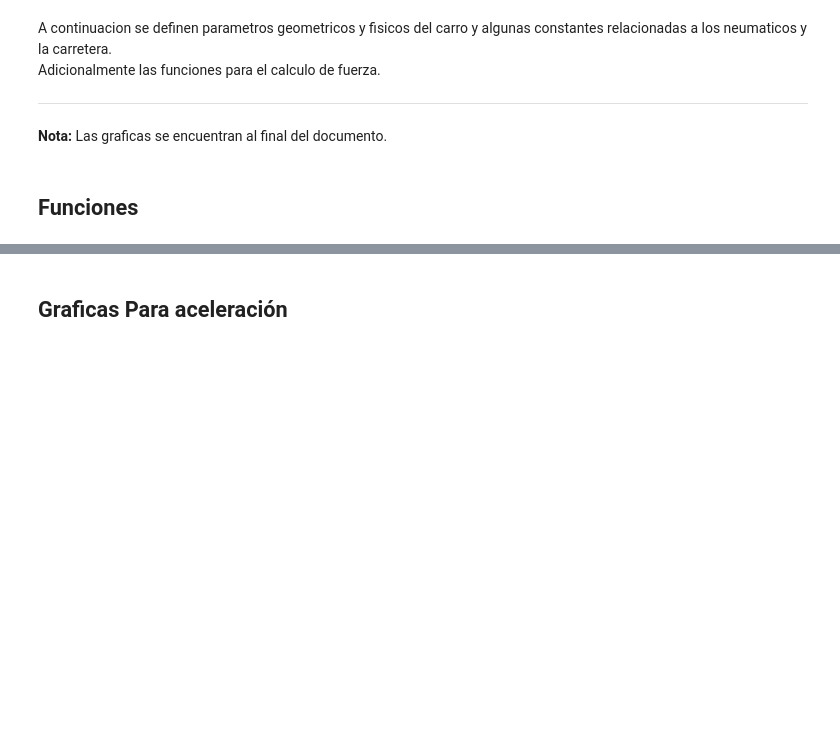
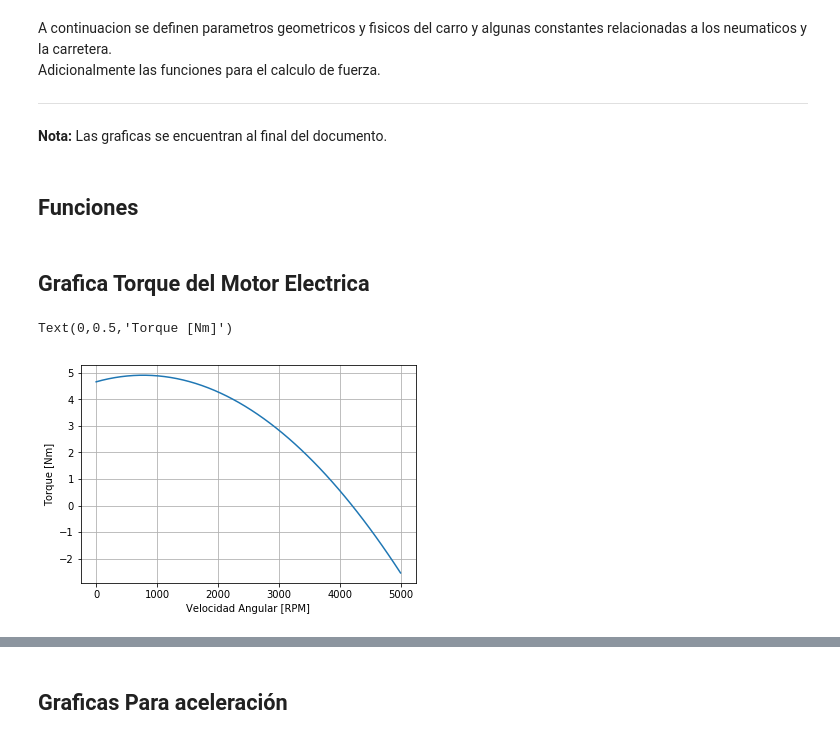
Before and after one commit to OscarEMejia/Herramientas-Computacionales, a Jupyter notebook: Taller_2/Taller_2.ipynb, the cells around one changed output, grey strips where cells are left out. Drawn from its saved outputs; the diff is of its cells as text; code cells hidden in the pictures; blank space fills up the shorter version.

```diff
--- a/Taller_2/Taller_2.ipynb
+++ b/Taller_2/Taller_2.ipynb
@@ -220,3 +219,16 @@ c_ini2=[x_f,v_f]
 ##
 sol2 = odeint(frenado,c_ini2,t2)
 posicion(sol2[:,1],pos2,t2)
+# %% [markdown]
+## Grafica Torque del Motor Electrica
+# %%
+om=np.linspace(0,5000,50)
+t=torquemotor(om)
+plt.figure()
+plt.grid(True)
+plt.plot(om,t)
+plt.xlabel("Velocidad Angular [RPM]")
+plt.ylabel("Torque [Nm]")
+# %% [output]
+Text(0,0.5,'Torque [Nm]')
+[figure, added]
```
Also changed, not shown: parts of 20 cells of this notebook.
